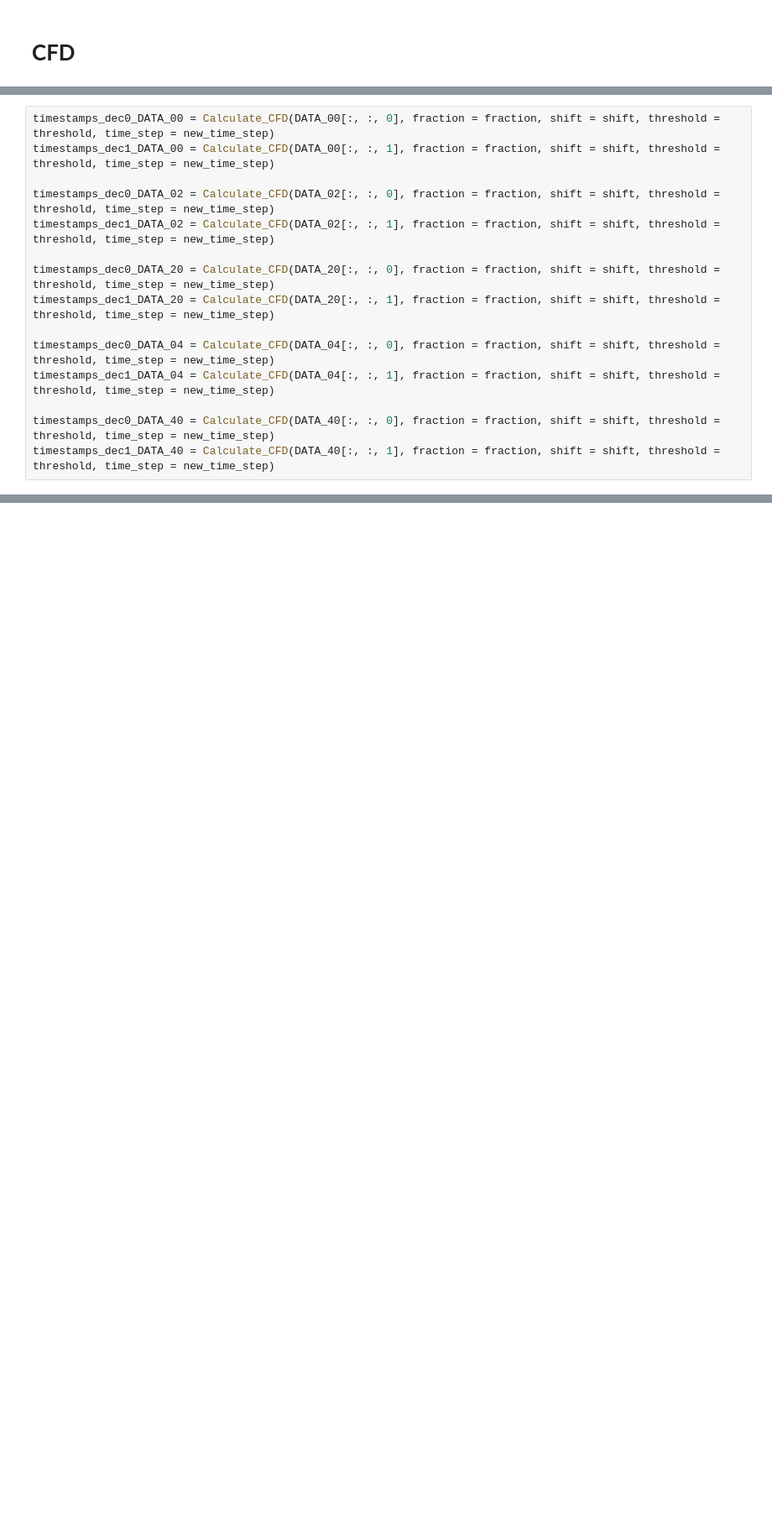
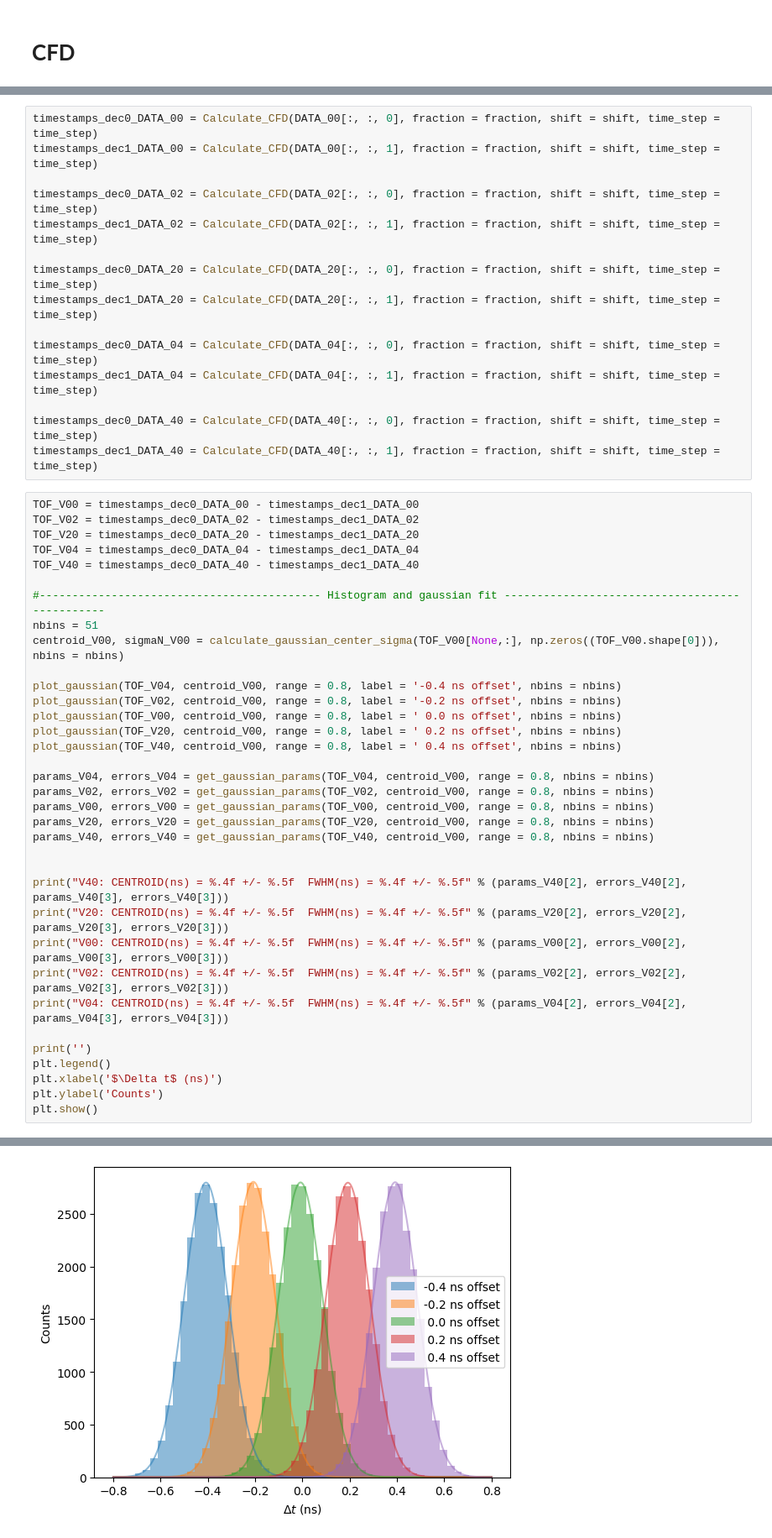
Before and after one commit to wjosefw/MLTiming, a Jupyter notebook: CFD_CON_DATOS_TFM_ALBA.ipynb, the cells around one changed output, grey strips where cells are left out. Shown at 84% size. Drawn from its saved outputs; the diff is of its cells as text; blank space fills up the shorter version.

```diff
--- a/CFD_CON_DATOS_TFM_ALBA.ipynb
+++ b/CFD_CON_DATOS_TFM_ALBA.ipynb
@@ -39,15 +33,51 @@ DATA_40 = create_position(DATA_00, channel_to_move = 0, channel_to_fix = 1, t_sh
 # %%
-timestamps_dec0_DATA_00 = Calculate_CFD(DATA_00[:, :, 0], fraction = fraction, shift = shift, threshold = threshold, time_step = new_time_step)
-timestamps_dec1_DATA_00 = Calculate_CFD(DATA_00[:, :, 1], fraction = fraction, shift = shift, threshold = threshold, time_step = new_time_step)
+timestamps_dec0_DATA_00 = Calculate_CFD(DATA_00[:, :, 0], fraction = fraction, shift = shift, time_step = time_step)
+timestamps_dec1_DATA_00 = Calculate_CFD(DATA_00[:, :, 1], fraction = fraction, shift = shift, time_step = time_step)
 
-timestamps_dec0_DATA_02 = Calculate_CFD(DATA_02[:, :, 0], fraction = fraction, shift = shift, threshold = threshold, time_step = new_time_step)
-timestamps_dec1_DATA_02 = Calculate_CFD(DATA_02[:, :, 1], fraction = fraction, shift = shift, threshold = threshold, time_step = new_time_step)
+timestamps_dec0_DATA_02 = Calculate_CFD(DATA_02[:, :, 0], fraction = fraction, shift = shift, time_step = time_step)
+timestamps_dec1_DATA_02 = Calculate_CFD(DATA_02[:, :, 1], fraction = fraction, shift = shift, time_step = time_step)
 
-timestamps_dec0_DATA_20 = Calculate_CFD(DATA_20[:, :, 0], fraction = fraction, shift = shift, threshold = threshold, time_step = new_time_step)
-timestamps_dec1_DATA_20 = Calculate_CFD(DATA_20[:, :, 1], fraction = fraction, shift = shift, threshold = threshold, time_step = new_time_step)
+timestamps_dec0_DATA_20 = Calculate_CFD(DATA_20[:, :, 0], fraction = fraction, shift = shift, time_step = time_step)
+timestamps_dec1_DATA_20 = Calculate_CFD(DATA_20[:, :, 1], fraction = fraction, shift = shift, time_step = time_step)
 
-timestamps_dec0_DATA_04 = Calculate_CFD(DATA_04[:, :, 0], fraction = fraction, shift = shift, threshold = threshold, time_step = new_time_step)
-timestamps_dec1_DATA_04 = Calculate_CFD(DATA_04[:, :, 1], fraction = fraction, shift = shift, threshold = threshold, time_step = new_time_step)
+timestamps_dec0_DATA_04 = Calculate_CFD(DATA_04[:, :, 0], fraction = fraction, shift = shift, time_step = time_step)
+timestamps_dec1_DATA_04 = Calculate_CFD(DATA_04[:, :, 1], fraction = fraction, shift = shift, time_step = time_step)
 
-timestamps_dec0_DATA_40 = Calculate_CFD(DATA_40[:, :, 0], fraction = fraction, shift = shift, threshold = threshold, time_step = new_time_step)
-timestamps_dec1_DATA_40 = Calculate_CFD(DATA_40[:, :, 1], fraction = fraction, shift = shift, threshold = threshold, time_step = new_time_step)
+timestamps_dec0_DATA_40 = Calculate_CFD(DATA_40[:, :, 0], fraction = fraction, shift = shift, time_step = time_step)
+timestamps_dec1_DATA_40 = Calculate_CFD(DATA_40[:, :, 1], fraction = fraction, shift = shift, time_step = time_step)
+# %%
+TOF_V00 = timestamps_dec0_DATA_00 - timestamps_dec1_DATA_00
+TOF_V02 = timestamps_dec0_DATA_02 - timestamps_dec1_DATA_02
+TOF_V20 = timestamps_dec0_DATA_20 - timestamps_dec1_DATA_20
+TOF_V04 = timestamps_dec0_DATA_04 - timestamps_dec1_DATA_04
+TOF_V40 = timestamps_dec0_DATA_40 - timestamps_dec1_DATA_40
+
+#------------------------------------------- Histogram and gaussian fit -----------------------------------------------
+nbins = 51
+centroid_V00, sigmaN_V00 = calculate_gaussian_center_sigma(TOF_V00[None,:], np.zeros((TOF_V00.shape[0])), nbins = nbins)
+
+plot_gaussian(TOF_V04, centroid_V00, range = 0.8, label = '-0.4 ns offset', nbins = nbins)
+plot_gaussian(TOF_V02, centroid_V00, range = 0.8, label = '-0.2 ns offset', nbins = nbins)
+plot_gaussian(TOF_V00, centroid_V00, range = 0.8, label = ' 0.0 ns offset', nbins = nbins)
+plot_gaussian(TOF_V20, centroid_V00, range = 0.8, label = ' 0.2 ns offset', nbins = nbins)
+plot_gaussian(TOF_V40, centroid_V00, range = 0.8, label = ' 0.4 ns offset', nbins = nbins)
+
+params_V04, errors_V04 = get_gaussian_params(TOF_V04, centroid_V00, range = 0.8, nbins = nbins)
+params_V02, errors_V02 = get_gaussian_params(TOF_V02, centroid_V00, range = 0.8, nbins = nbins)
+params_V00, errors_V00 = get_gaussian_params(TOF_V00, centroid_V00, range = 0.8, nbins = nbins)
+params_V20, errors_V20 = get_gaussian_params(TOF_V20, centroid_V00, range = 0.8, nbins = nbins)
+params_V40, errors_V40 = get_gaussian_params(TOF_V40, centroid_V00, range = 0.8, nbins = nbins)
+
+
+print("V40: CENTROID(ns) = %.4f +/- %.5f  FWHM(ns) = %.4f +/- %.5f" % (params_V40[2], errors_V40[2], params_V40[3], errors_V40[3]))
+print("V20: CENTROID(ns) = %.4f +/- %.5f  FWHM(ns) = %.4f +/- %.5f" % (params_V20[2], errors_V20[2], params_V20[3], errors_V20[3]))
+print("V00: CENTROID(ns) = %.4f +/- %.5f  FWHM(ns) = %.4f +/- %.5f" % (params_V00[2], errors_V00[2], params_V00[3], errors_V00[3]))
+print("V02: CENTROID(ns) = %.4f +/- %.5f  FWHM(ns) = %.4f +/- %.5f" % (params_V02[2], errors_V02[2], params_V02[3], errors_V02[3]))
+print("V04: CENTROID(ns) = %.4f +/- %.5f  FWHM(ns) = %.4f +/- %.5f" % (params_V04[2], errors_V04[2], params_V04[3], errors_V04[3]))
+
+print('')
+plt.legend()
+plt.xlabel('$\Delta t$ (ns)')
+plt.ylabel('Counts')
+plt.show()
+# %% [output]
@@ -53,0 +89 @@ timestamps_dec1_DATA_40 = Calculate_CFD(DATA_40[:, :, 1], fraction = fraction, s
+[figure, added]
```
Also changed, not shown: parts of 20 cells of this notebook.
